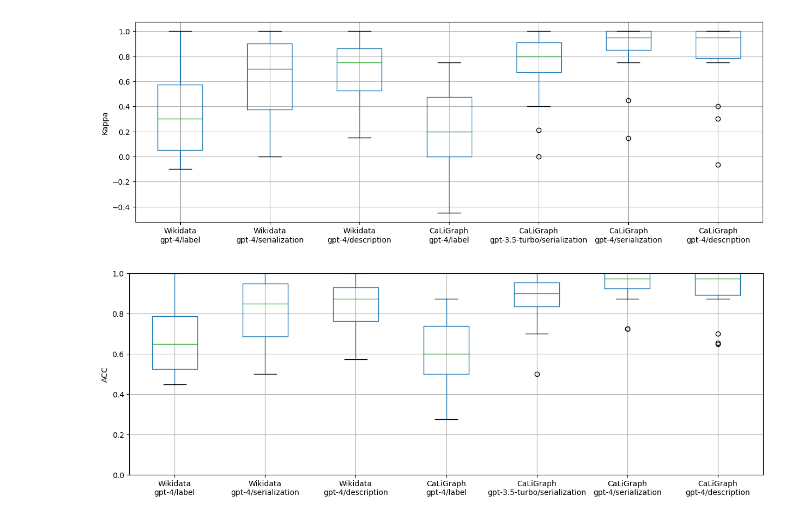
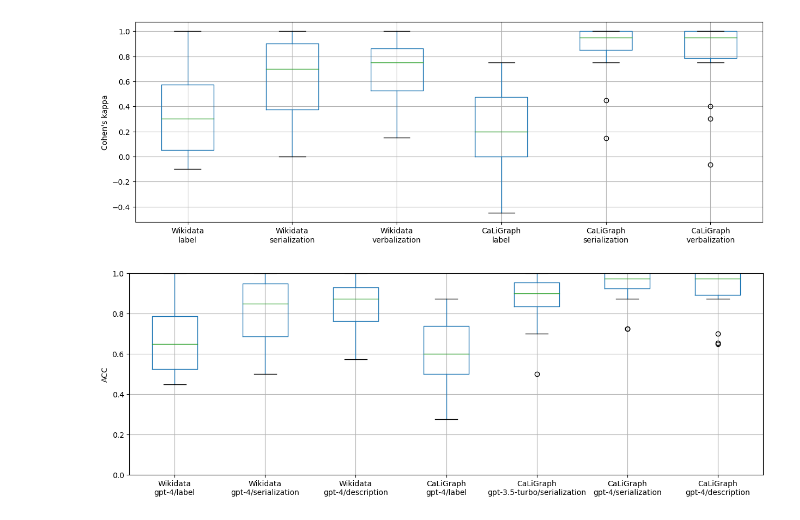
Before and after one commit to bradleypallen/conceptual-engineering-using-llms, a Jupyter notebook: analysis/experiments_comparative_analysis.ipynb, the cells around one changed output. Drawn from its saved outputs; the diff is of its cells as text; code cells hidden in the pictures.

Commit message:
Manual review of serialization class. experiments

```diff
--- a/analysis/experiments_comparative_analysis.ipynb
+++ b/analysis/experiments_comparative_analysis.ipynb
@@ -26,15 +26,31 @@ caligraph_v3 = experiment_df(json.load(open('../experiments/caligraph_gpt-4_seri
 caligraph_v4 = experiment_df(json.load(open('../experiments/caligraph_gpt-3.5-turbo_serialization_results.json')))
 caligraph_v5 = experiment_df(json.load(open('../experiments/caligraph_gpt-4_description_results.json')))
 # %%
-df = pd.concat([wd_v6["kappa"], wd_v4["kappa"], wd_v3["kappa"], caligraph_v2["kappa"], caligraph_v4["kappa"], caligraph_v3["kappa"], caligraph_v5["kappa"]], axis=1, ignore_index=True)
+df = pd.concat([
+    wd_v6["kappa"],
+    wd_v4["kappa"],
+    wd_v3["kappa"],
+    caligraph_v2["kappa"],
+    # caligraph_v4["kappa"],
+    caligraph_v3["kappa"],
+    caligraph_v5["kappa"]
+    ], axis=1, ignore_index=True)
 df.reset_index()
-df = df.set_axis(["Wikidata\ngpt-4/label", "Wikidata\ngpt-4/serialization", "Wikidata\ngpt-4/description", "CaLiGraph\ngpt-4/label", "CaLiGraph\ngpt-3.5-turbo/serialization", "CaLiGraph\ngpt-4/serialization", "CaLiGraph\ngpt-4/description"], axis=1)
+df = df.set_axis([
+    "Wikidata\nlabel",
+    "Wikidata\nserialization",
+    "Wikidata\nverbalization",
+    "CaLiGraph\nlabel",
+    # "CaLiGraph\ngpt-3.5-turbo/serialization",
+    "CaLiGraph\nserialization",
+    "CaLiGraph\nverbalization"
+    ], axis=1)
 plot = df.boxplot(return_type='axes')
 plot.figure.set_figwidth(15)
-plot.set_ylabel('Kappa')
+plot.set_ylabel('Cohen\'s kappa')
 plt.show(plot)
 # %% [output]
-[figure, old version]
+[figure, new version]
 # %%
 df = pd.concat([wd_v6["ACC"], wd_v4["ACC"], wd_v3["ACC"], caligraph_v2["ACC"], caligraph_v4["ACC"], caligraph_v3["ACC"], caligraph_v5["ACC"]], axis=1, ignore_index=True)
 df.reset_index()
```
Also changed, not shown: 23 other files.
